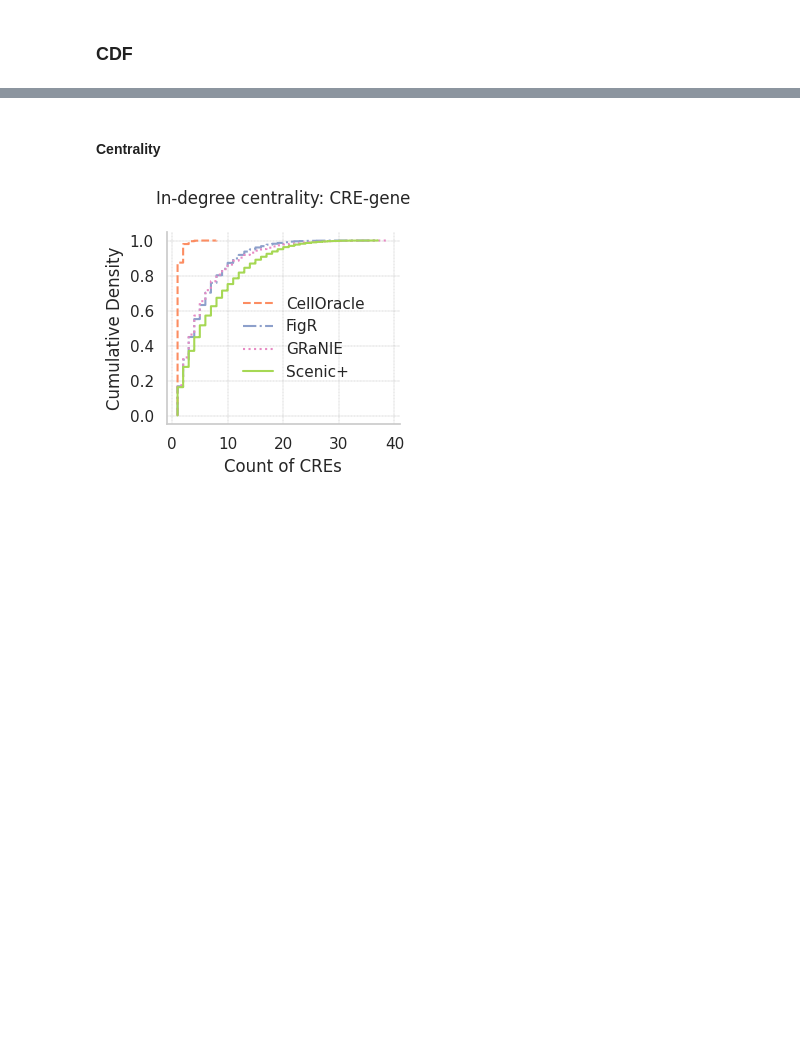
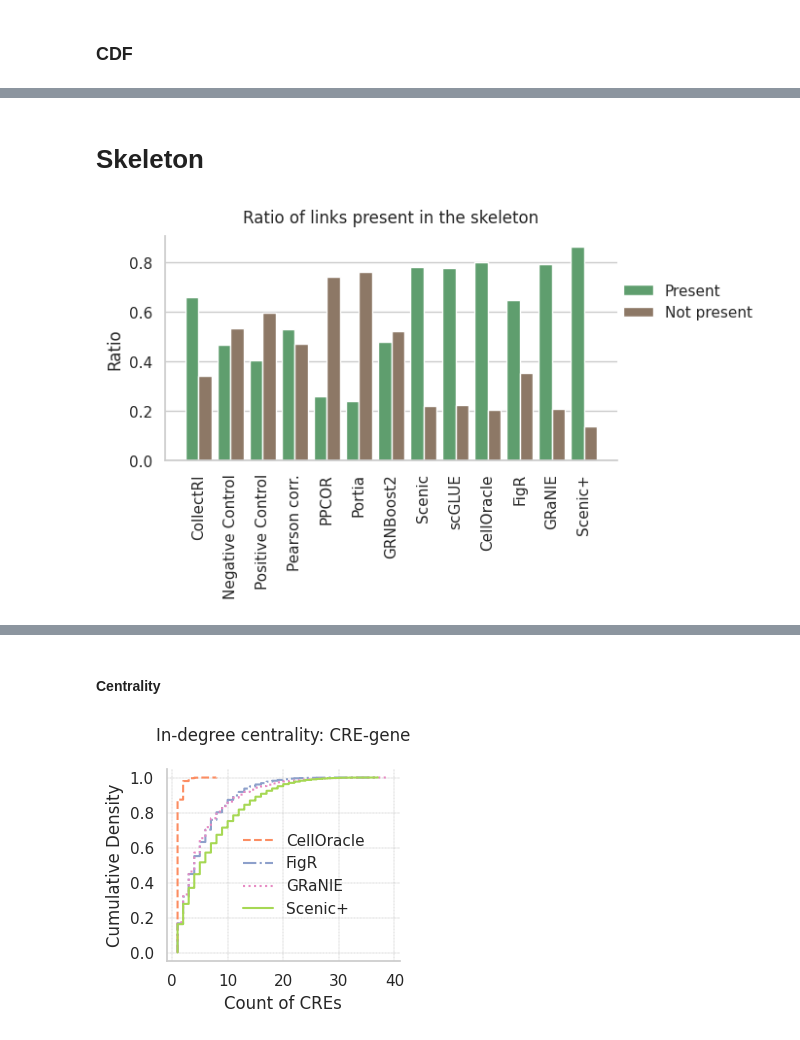
Before and after one commit to janursa/grn_benchmark, a Jupyter notebook: notebooks/explanatory_analysis.ipynb, the cells around one changed output, grey strips where cells are left out. Cells and saved outputs as stored; diff of their text form; code cells hidden in the pictures; blank space fills up the shorter version.

```diff
--- a/notebooks/explanatory_analysis.ipynb
+++ b/notebooks/explanatory_analysis.ipynb
@@ -392,0 +348,2 @@ fig.savefig(f'{results_folder}/explanatory_analysis/figs/regulatory_signs.png',
+# %% [markdown]
+# Skeleton
@@ -392,0 +363,40 @@ fig.savefig(f'{results_folder}/explanatory_analysis/figs/regulatory_signs.png',
+# %%
+colors = sns.color_palette()
+# Data preparation
+data = ratio_in_skeleton_dict
+models = list(data.keys())
+positive_r = [p for p in data.values()]
+negative_r = [1 - p for p in data.values()]
+
+# Create a DataFrame suitable for Seaborn
+df = pd.DataFrame({
+    'Model': models * 2,  # Repeat model names for both 'In skeleton' and 'Not in skeleton'
+    'Ratio': positive_r + negative_r,  # Concatenate the positive and negative ratios
+    'Skeleton Status': ['Present'] * len(models) + ['Not present'] * len(models)  # Label for each bar
+})
+
+# Set Seaborn theme
+sns.set(style="whitegrid")
+
+# Create bar plot using Seaborn
+fig, ax = plt.subplots(1, 1, figsize=(6, 3))
+g = sns.barplot(x='Model', y='Ratio', hue='Skeleton Status', data=df, width=.8,
+            palette=[colors[2], colors[5]], ax=ax)
+
+# Customize labels and ticks
+ax.set_ylabel('Ratio')
+ax.tick_params(axis='x', rotation=90)
+
+# Remove top and right spines
+sns.despine(ax=ax, top=True, right=True)
+
+# Grid and legend
+ax.legend(frameon=False, loc=(1, .6))
+g.axes.margins(x=0.05)
+g.axes.set_xlabel('')
+# Adjust layout
+# plt.tight_layout()
+ax.set_title('Ratio of links present in the skeleton', pad=10)
+plt.savefig(f'{results_folder}/explanatory_analysis/figs/in_skeleton.png', dpi=300, transparent=True)
+# %% [output]
+[figure, added]
```
Also changed, not shown: parts of 28 cells of this notebook, 9 other files.
